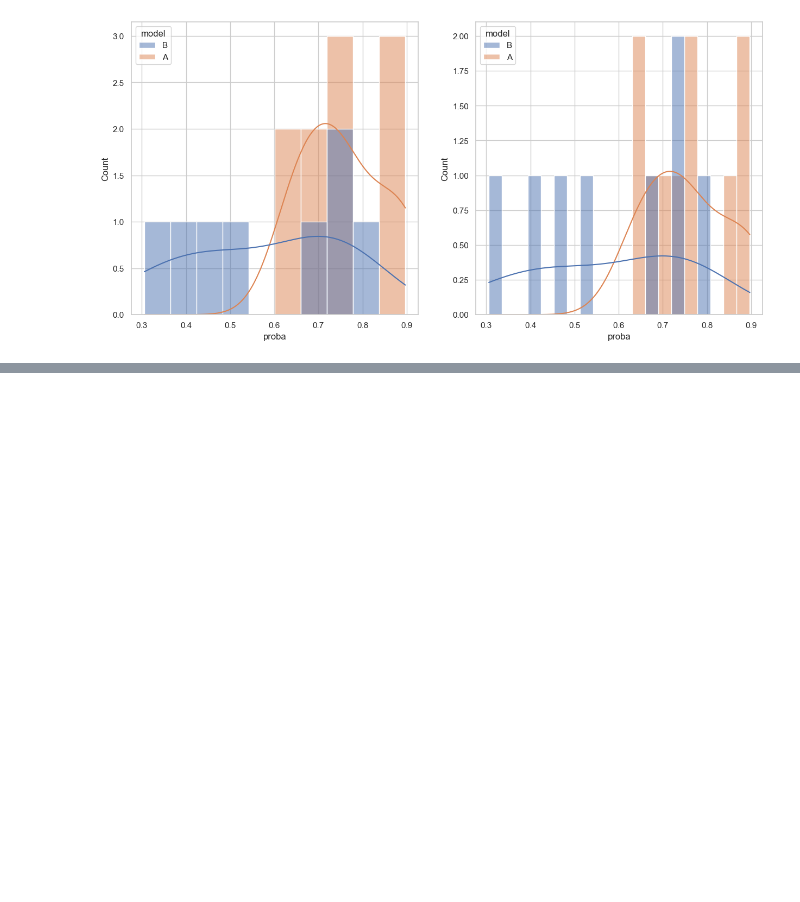
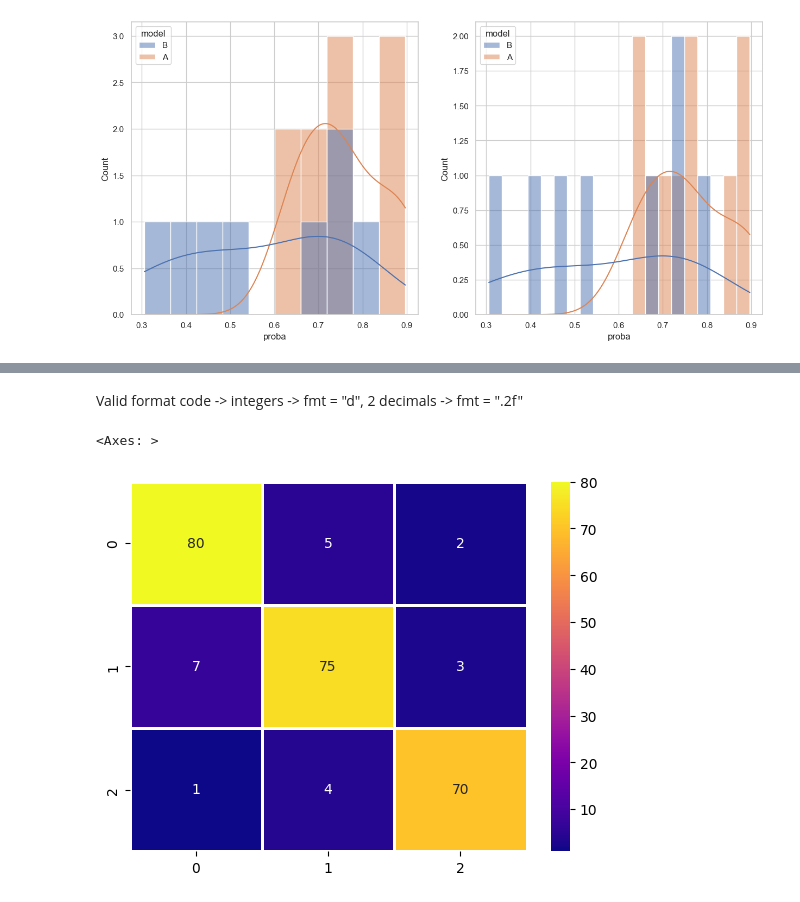
Before and after one commit to AkumaGPT/practice_seaborn, a Jupyter notebook: main.ipynb, the cells around one changed output, grey strips where cells are left out. Saved outputs shown, nothing was run; the diff lists cells and outputs as text; code cells hidden in the pictures; blank space fills up the shorter version.

```diff
--- a/main.ipynb
+++ b/main.ipynb
@@ -141,0 +189,12 @@ sns.histplot(data=df, x="proba", bins=20, hue="model", kde=True, ax=ax[1])
+# %% [markdown]
+Valid format code -> integers -> fmt = "d", 2 decimals -> fmt = ".2f"
+# %%
+# recall test challenge
+cm = [[80, 5, 2],
+      [7, 75, 3],
+      [1, 4, 70]]
+
+sns.heatmap(cm, annot=True, fmt="d", linewidths=1, cmap="plasma")
+# %% [output]
+<Axes: >
+[figure, added]
```
Also changed, not shown: parts of 5 cells of this notebook.
